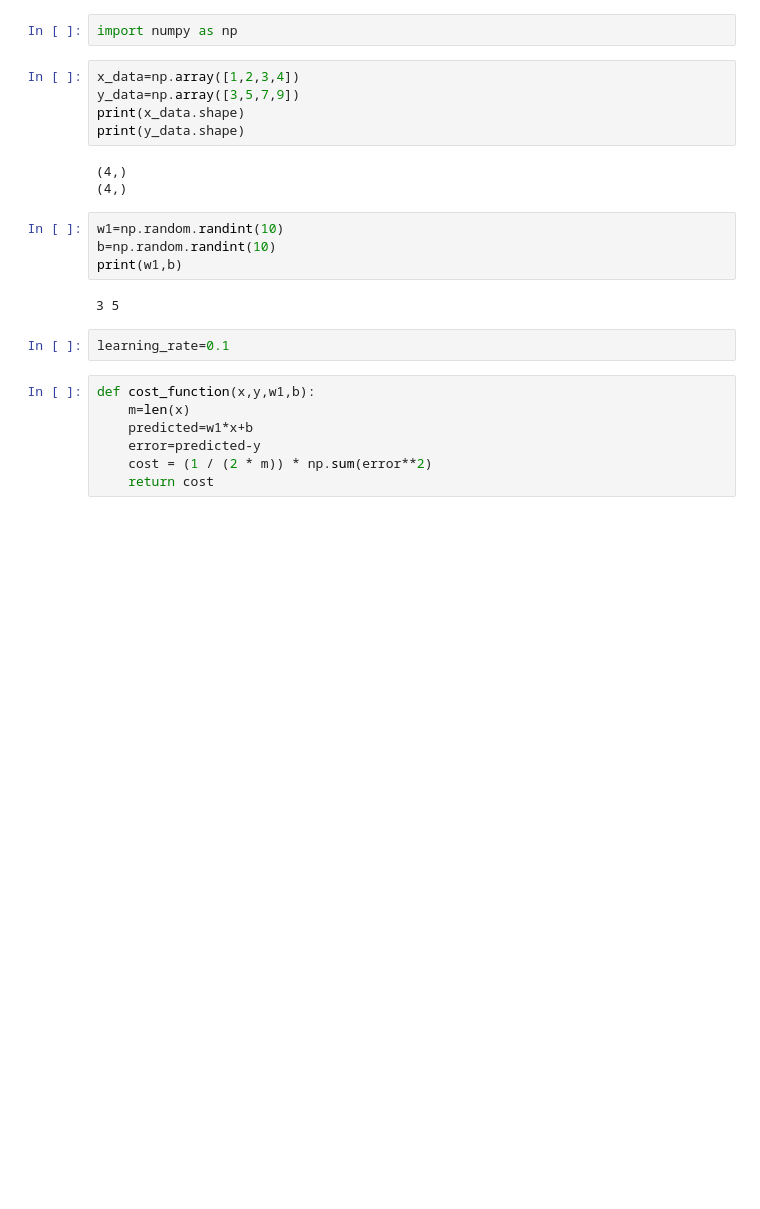
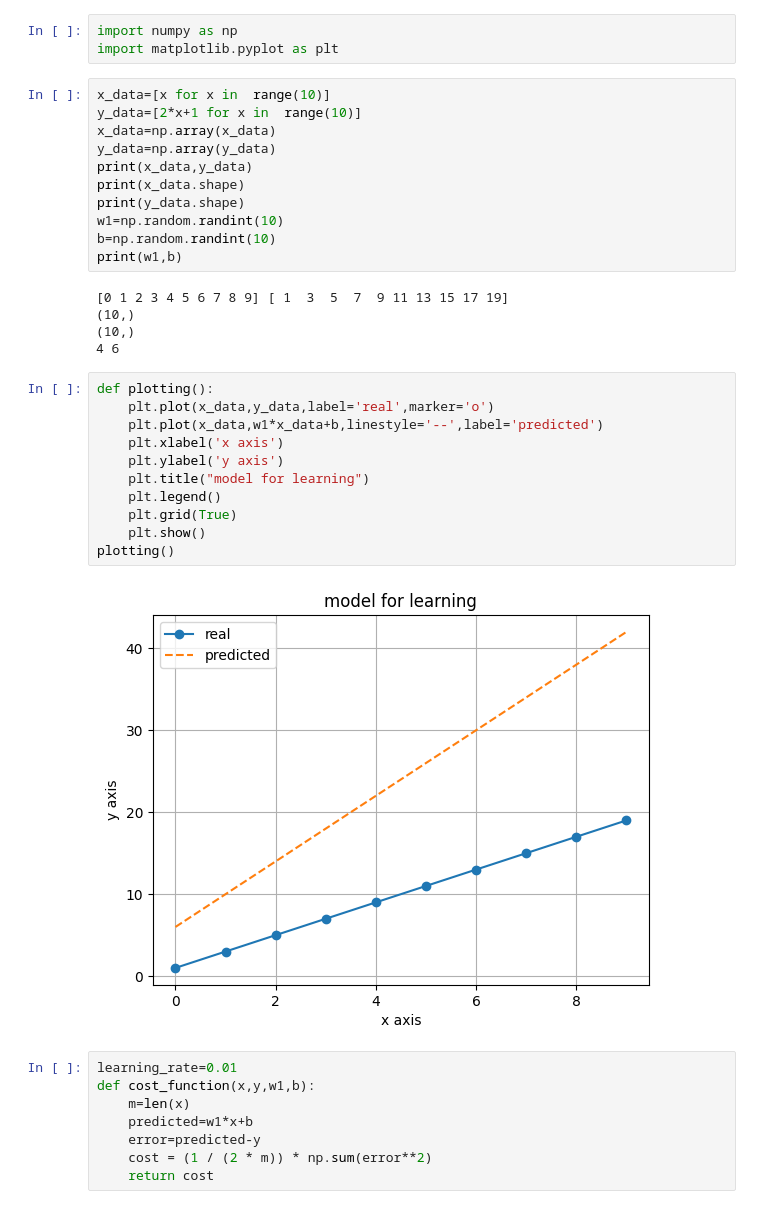
Before and after one commit to AbhijeetJ-512/ML, a Jupyter notebook: ml/linear.ipynb, the cells around one changed output. Drawn from its saved outputs; the diff is of its cells as text; blank space fills up the shorter version.

Commit message:
added plot

```diff
--- a/ml/linear.ipynb
+++ b/ml/linear.ipynb
@@ -1,22 +1,37 @@
 # %%
 import numpy as np
+import matplotlib.pyplot as plt
-# %%
-x_data=np.array([1,2,3,4])
-y_data=np.array([3,5,7,9])
-print(x_data.shape)
-print(y_data.shape)
-# %% [output]
-(4,)
-(4,)
-# %%
-w1=np.random.randint(10)
-b=np.random.randint(10)
-print(w1,b)
-# %% [output]
-3 5
-# %%
-learning_rate=0.1
+# %%
+x_data=[x for x in  range(10)]
+y_data=[2*x+1 for x in  range(10)]
+x_data=np.array(x_data)
+y_data=np.array(y_data)
+print(x_data,y_data)
+print(x_data.shape)
+print(y_data.shape)
+w1=np.random.randint(10)
+b=np.random.randint(10)
+print(w1,b)
+# %% [output]
+[0 1 2 3 4 5 6 7 8 9] [ 1  3  5  7  9 11 13 15 17 19]
+(10,)
+(10,)
+4 6
+# %%
+def plotting():
+    plt.plot(x_data,y_data,label='real',marker='o')
+    plt.plot(x_data,w1*x_data+b,linestyle='--',label='predicted')
+    plt.xlabel('x axis')
+    plt.ylabel('y axis')
+    plt.title("model for learning")
+    plt.legend()
+    plt.grid(True)
+    plt.show()
+plotting()
+# %% [output]
+[figure, added]
 # %%
+learning_rate=0.01
 def cost_function(x,y,w1,b):
     m=len(x)
     predicted=w1*x+b
```
Also changed, not shown: parts of 2 cells of this notebook, 1 other file.
